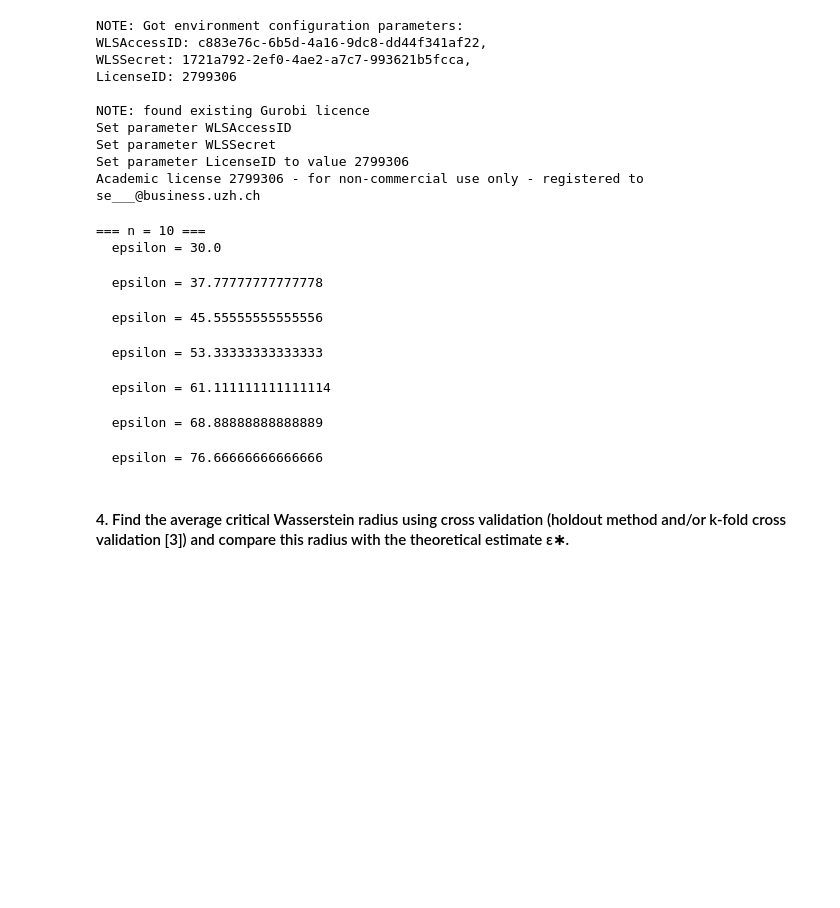
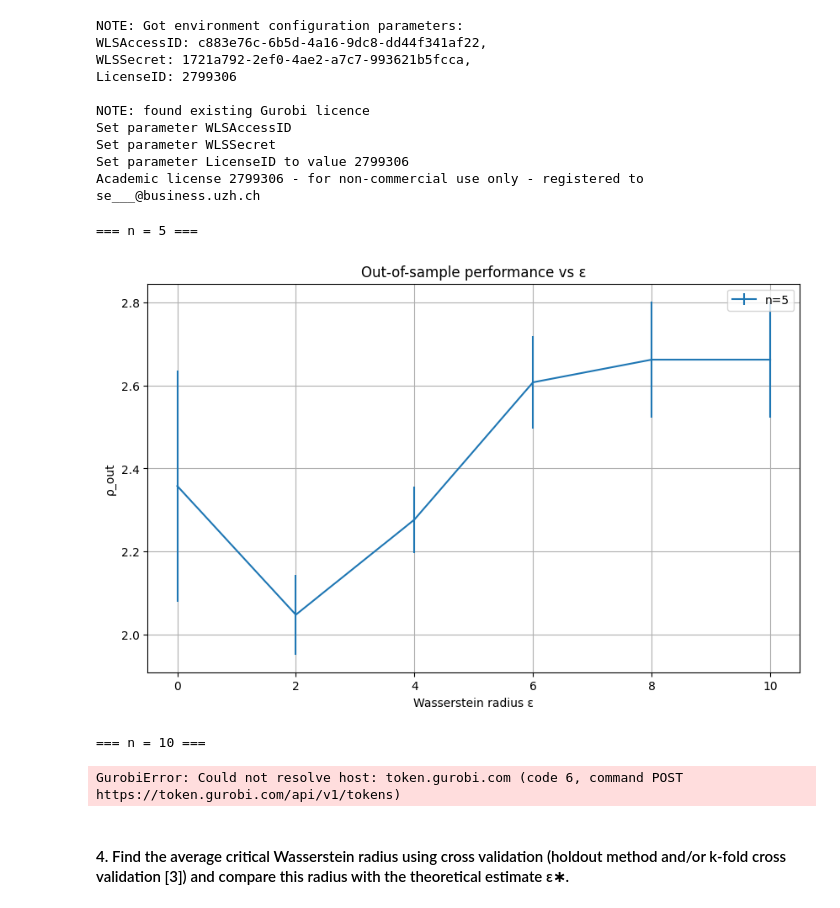
Before and after one commit to owmtgf/IAD_MAG_SciResSem, a Jupyter notebook: LAB2/IAD_MAG_SciResSem_LAB2.ipynb, the cells around one changed output. Drawn from its saved outputs; the diff is of its cells as text; code cells hidden in the pictures; blank space fills up the shorter version.

Commit message:
Update eps estimation pipeline, start working on 4th task

```diff
--- a/LAB2/IAD_MAG_SciResSem_LAB2.ipynb
+++ b/LAB2/IAD_MAG_SciResSem_LAB2.ipynb
@@ -404,20 +383,24 @@ def append_result_to_json(path: Path, n, eps, mean_rho, std_rho):
     with open(path, "w") as f:
         json.dump(data, f, indent=4)
 # %%
-def run_eps_estimation(env, generator, n_values, eps_grid, num_instances=20, K_train=30, K_test=1000, json_path="task3_results.json"):
+def run_eps_estimation(env, generator, n_values, eps_grid,
+                       num_instances=20, K_train=30, K_test=1000,
+                       json_path="task3_results.json"):
     results = {}
     for n in n_values:
         print(f"\n=== n = {n} ===")
-        eps_results = []
-        for eps in eps_grid:
-            print(f"  epsilon = {eps}")
-            rho_instances = []
-            for instance_id in tqdm(range(num_instances)):
 
-                train = generator.generate_samples(n, K_train)
-                test = generator.generate_samples(n, K_test)
+        eps_results = {eps: [] for eps in eps_grid}
 
-                D, g = build_box_uncertainty(train)
+        for instance_id in tqdm(range(num_instances)):
+            train = generator.generate_samples(n, K_train)
+            test = generator.generate_samples(n, K_test)
+
+            x_saa = solve_saa_assignment(train, n, env)
+            z_star = compute_z_star(test, x_saa)
+            D, g = build_box_uncertainty(train)
+
+            for eps in eps_grid:
 
                 solver = DROAssignment(
                     n=n,
@@ -428,18 +411,21 @@ def run_eps_estimation(env, generator, n_values, eps_grid, num_instances=20, K_t
                     env=env
                 )
 
-                x_hat, obj, t_hat = solver.solve(train)
+                x_hat, t_hat, obj = solver.solve(train)
+
                 out_sample = cvar_loss(x_hat, t_hat, test, alpha=0.95)
 
-                z_star = compute_z_star(test, n, env=env)
+                rho = out_sample / z_star
+                eps_results[eps].append(rho)
 
-                rho = out_sample / z_star
-                rho_instances.append(rho)
+        results[n] = []
 
-            mean_rho = np.mean(rho_instances)
-            std_rho = np.std(rho_instances)
+        for eps in eps_grid:
+            mean_rho = np.mean(eps_results[eps])
+            std_rho = np.std(eps_results[eps])
 
-            eps_results.append((mean_rho, std_rho, eps))
+            results[n].append((mean_rho, std_rho, eps))
+
             append_result_to_json(
                 json_path,
                 n,
@@ -448,8 +434,6 @@ def run_eps_estimation(env, generator, n_values, eps_grid, num_instances=20, K_t
                 std_rho
             )
 
-        results[n] = eps_results
-
     return results
 # %%
 def plot_results(results, eps_grid, n_values):
@@ -486,22 +470,25 @@ Set parameter LicenseID to value 2799306
 Academic license 2799306 - for non-commercial use only - registered to se___@business.uzh.ch
 # %%
 n_values = [5]
-eps_grid = np.linspace(0.0, 10.0, 10)
+eps_grid = np.linspace(0.0, 10.0, 6)
 
 results = run_eps_estimation(
     env=env,
     generator=generator,
     n_values=n_values,
     eps_grid=eps_grid,
     num_instances=50,
     K_train=30,
-    K_test=1000,
+    K_test=200,
     json_path="./optimal_eps_estimation/eps_for_n5.json",
 )
 plot_results(results, eps_grid, n_values)
+# %% [output]
+=== n = 5 ===
+[figure, added]
 # %%
 n_values = [10]
-eps_grid = np.linspace(30.0, 100.0, 10)
+eps_grid = np.linspace(0.0, 40.0, 6)
 
 results = run_eps_estimation(
     env=env,
@@ -511,18 +498,12 @@ results = run_eps_estimation(
     num_instances=10,
     K_train=15,
     K_test=200,
-    json_path="./optimal_eps_estimation/eps_for_n10_30-100.json",
+    json_path="./optimal_eps_estimation/eps_for_n10_0-40.json",
 )
 plot_results(results, eps_grid, n_values)
 # %% [output]
 === n = 10 ===
-  epsilon = 30.0
-  epsilon = 37.77777777777778
+GurobiError: Could not resolve host: token.gurobi.com (code 6, command POST https://token.gurobi.com/api/v1/tokens)
-  epsilon = 45.55555555555556
-  epsilon = 53.33333333333333
-  epsilon = 61.111111111111114
-  epsilon = 68.88888888888889
-  epsilon = 76.66666666666666
 # %%
 env.close()
 # %% [markdown]
```
Also changed, not shown: parts of 5 cells of this notebook.
